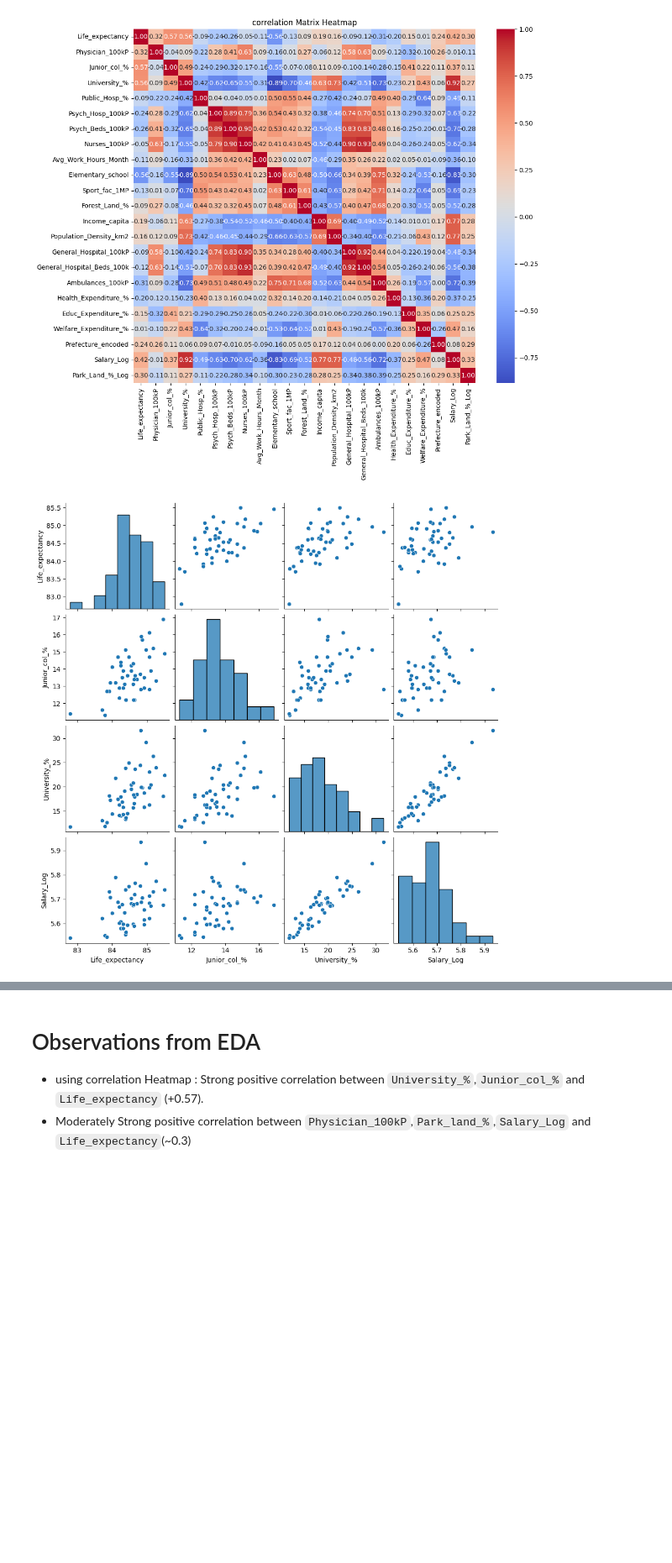
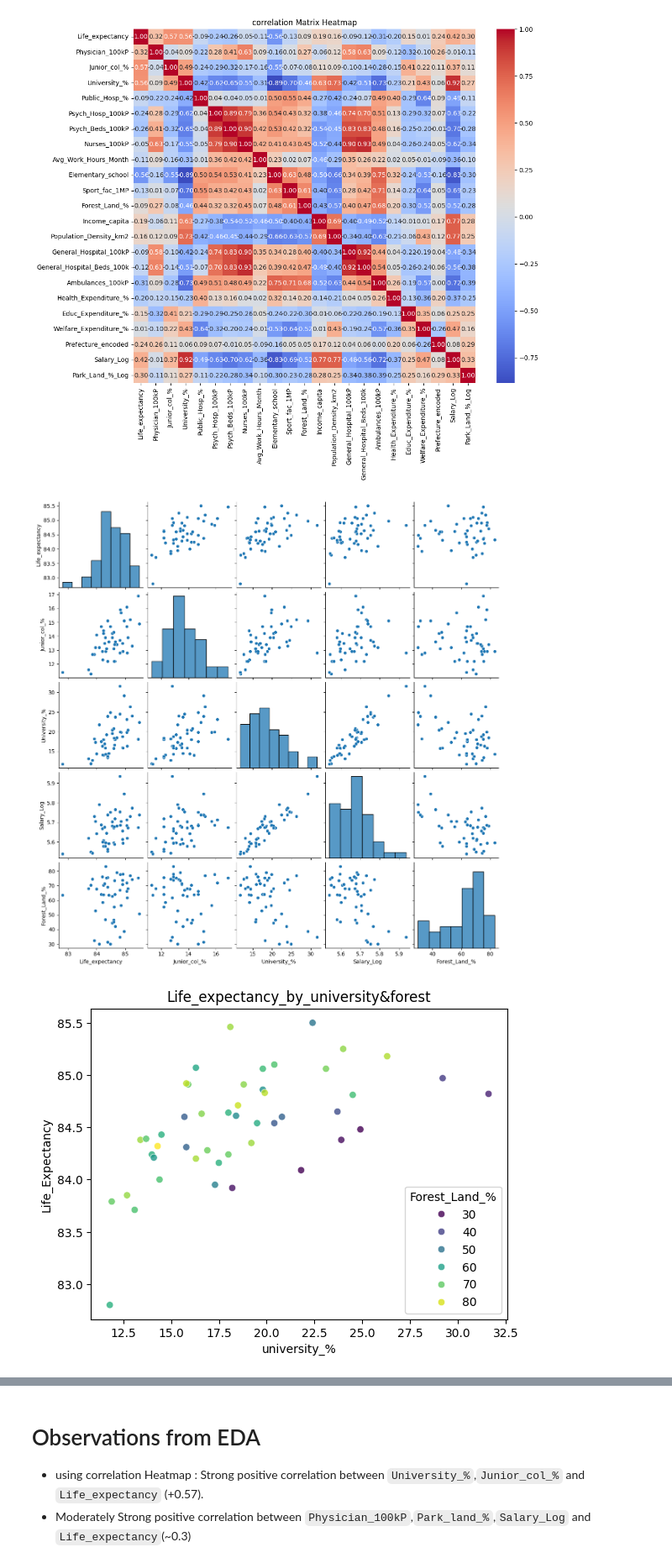
Before and after one commit to khalil-hub/Life-expectancy-analysis-Japan, a Jupyter notebook: notebooks/exploratory_analysis.ipynb, the cells around one changed output, grey strips where cells are left out. Shown at 84% size. Drawn from its saved outputs; the diff is of its cells as text; code cells hidden in the pictures; blank space fills up the shorter version.

```diff
--- a/notebooks/exploratory_analysis.ipynb
+++ b/notebooks/exploratory_analysis.ipynb
@@ -92,11 +92,18 @@ Park_Land_%_Log               0.334095         1.000000
 [figure]
 # %%
 #Pair plots for key features
-key_features=['Life_expectancy', 'Junior_col_%', 'University_%', 'Salary_Log']
+key_features=['Life_expectancy', 'Junior_col_%', 'University_%', 'Salary_Log', 'Forest_Land_%']
 sns.pairplot(data[key_features])
 plt.show()
+#Scatter plot for feature interaction
+sns.scatterplot(x='University_%', y='Life_expectancy', hue='Forest_Land_%', palette='viridis', alpha=0.8, data=data)
+plt.title('Life_expectancy_by_university&forest')
+plt.xlabel('university_%')
+plt.ylabel('Life_Expectancy')
+plt.show()
 # %% [output]
-[figure, old version]
+[figure, new version]
+[figure, added]
 # %%
 #Boxplot for outlier detection
 sns.boxplot(x=data['Income_capita'])
```
Also changed, not shown: parts of 1 cell of this notebook, 50 other files.
